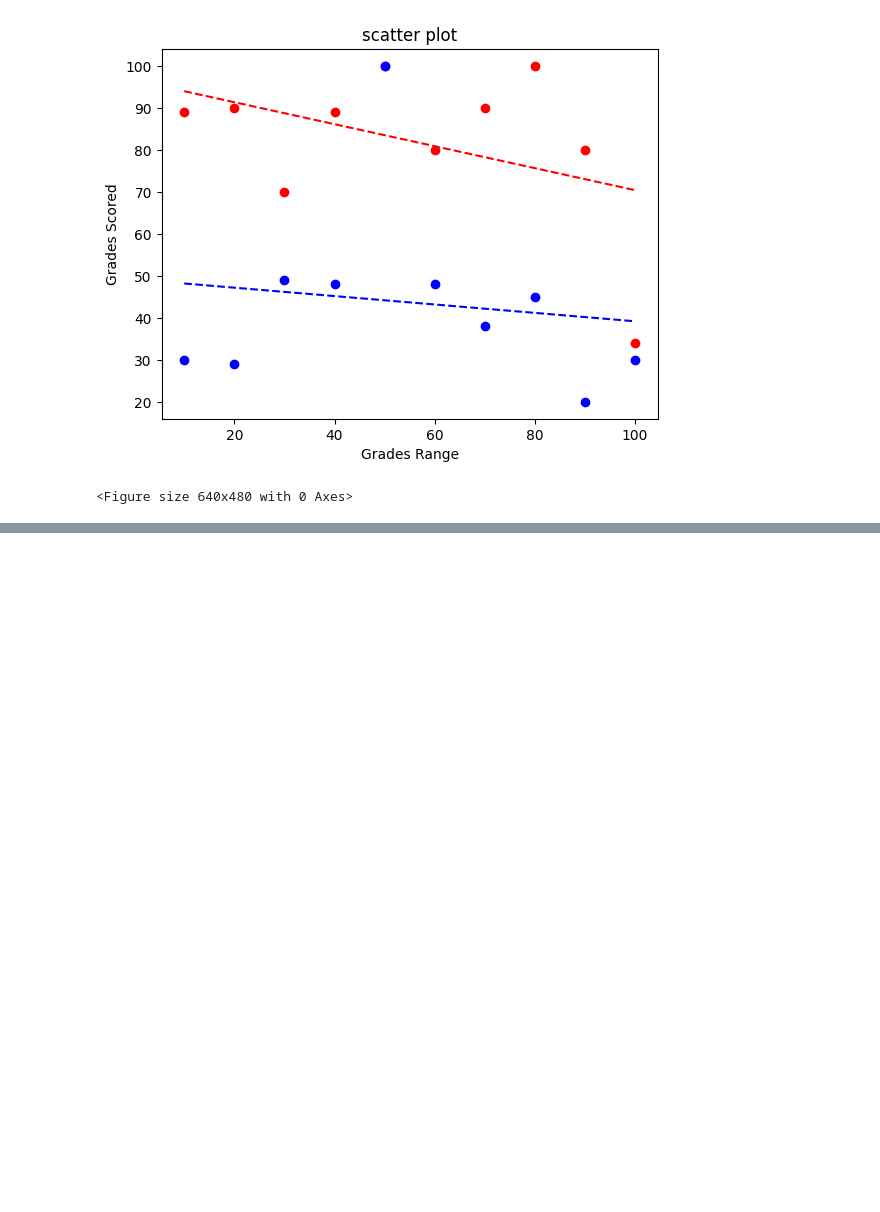
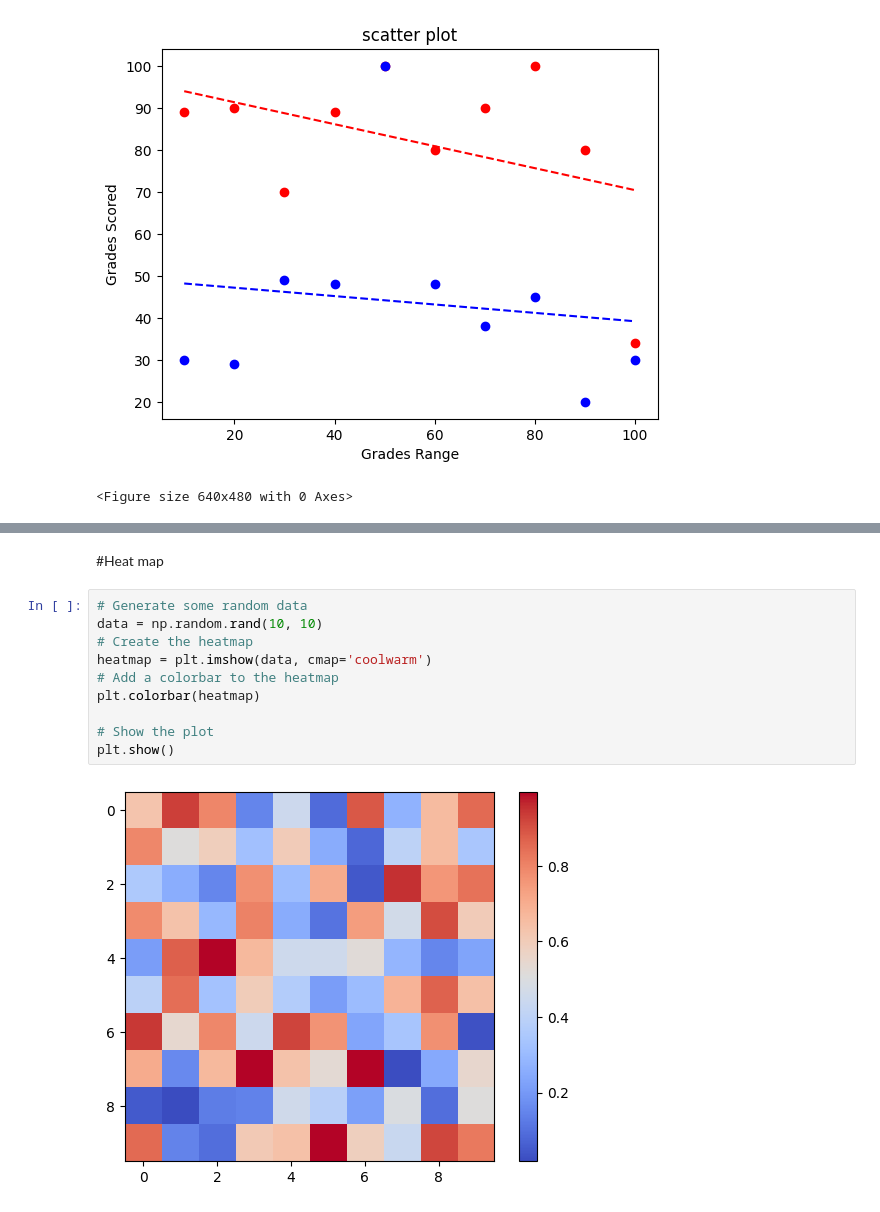
Before and after one commit to LangatMark/DataScience, a Jupyter notebook: trial/data visualization with Matplotlib, seaborn.ipynb, the cells around one changed output, grey strips where cells are left out. Drawn from its saved outputs; the diff is of its cells as text; blank space fills up the shorter version.

```diff
--- a/trial/data visualization with Matplotlib, seaborn.ipynb
+++ b/trial/data visualization with Matplotlib, seaborn.ipynb
@@ -401,0 +488,14 @@ plt.savefig('Scatter plot 2')
+# %% [markdown]
+#Heat map
+# %%
+# Generate some random data
+data = np.random.rand(10, 10)
+# Create the heatmap
+heatmap = plt.imshow(data, cmap='coolwarm')
+# Add a colorbar to the heatmap
+plt.colorbar(heatmap)
+
+# Show the plot
+plt.show()
+# %% [output]
+[figure, added]
```
Also changed, not shown: parts of 38 cells of this notebook, 1 other file.
